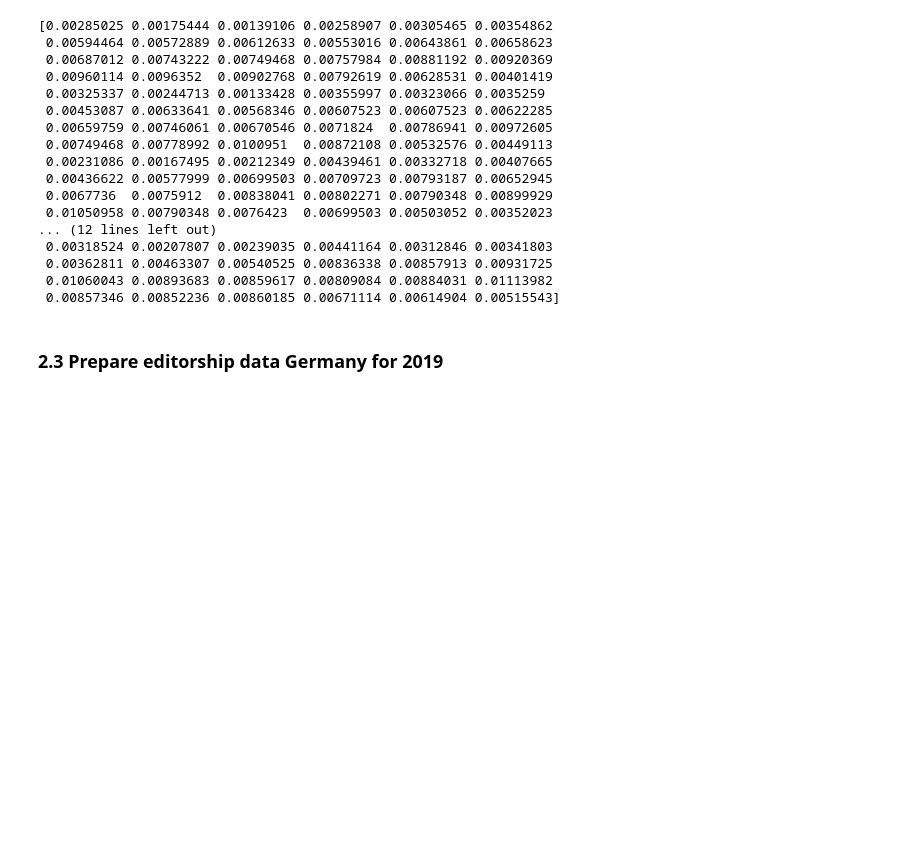
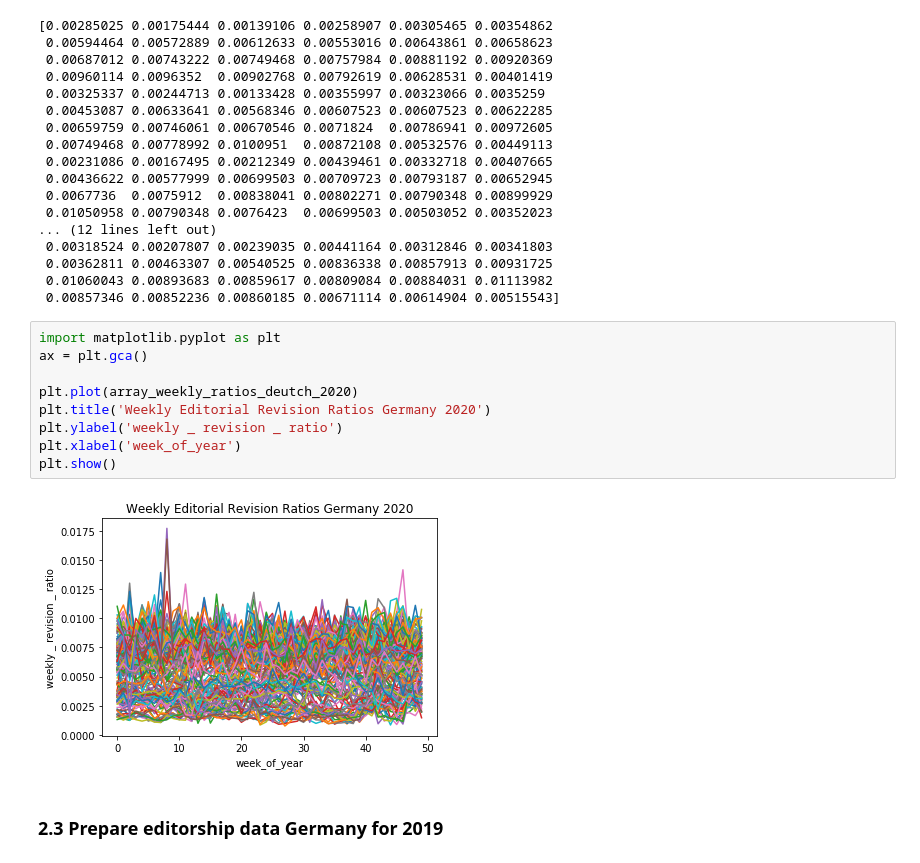
Before and after one commit to L-ansari/Wikipedia_Rhythms, a Jupyter notebook: notebooks/Analysis.ipynb, the cells around one changed output. Saved outputs shown, nothing was run; the diff lists cells and outputs as text; blank space fills up the shorter version.

```diff
--- a/notebooks/Analysis.ipynb
+++ b/notebooks/Analysis.ipynb
@@ -597,6 +638,17 @@ print(array_weekly_ratios_deutch_2020[1][:])
  0.00362811 0.00463307 0.00540525 0.00836338 0.00857913 0.00931725
  0.01060043 0.00893683 0.00859617 0.00809084 0.00884031 0.01113982
  0.00857346 0.00852236 0.00860185 0.00671114 0.00614904 0.00515543]
+# %%
+import matplotlib.pyplot as plt
+ax = plt.gca()
+
+plt.plot(array_weekly_ratios_deutch_2020)
+plt.title('Weekly Editorial Revision Ratios Germany 2020')
+plt.ylabel('weekly _ revision _ ratio')
+plt.xlabel('week_of_year')
+plt.show()
+# %% [output]
+[figure, added]
 # %% [markdown]
 ### 2.3 Prepare editorship data Germany for 2019
 # %%
```
Also changed, not shown: parts of 24 cells of this notebook, 1 other file.
